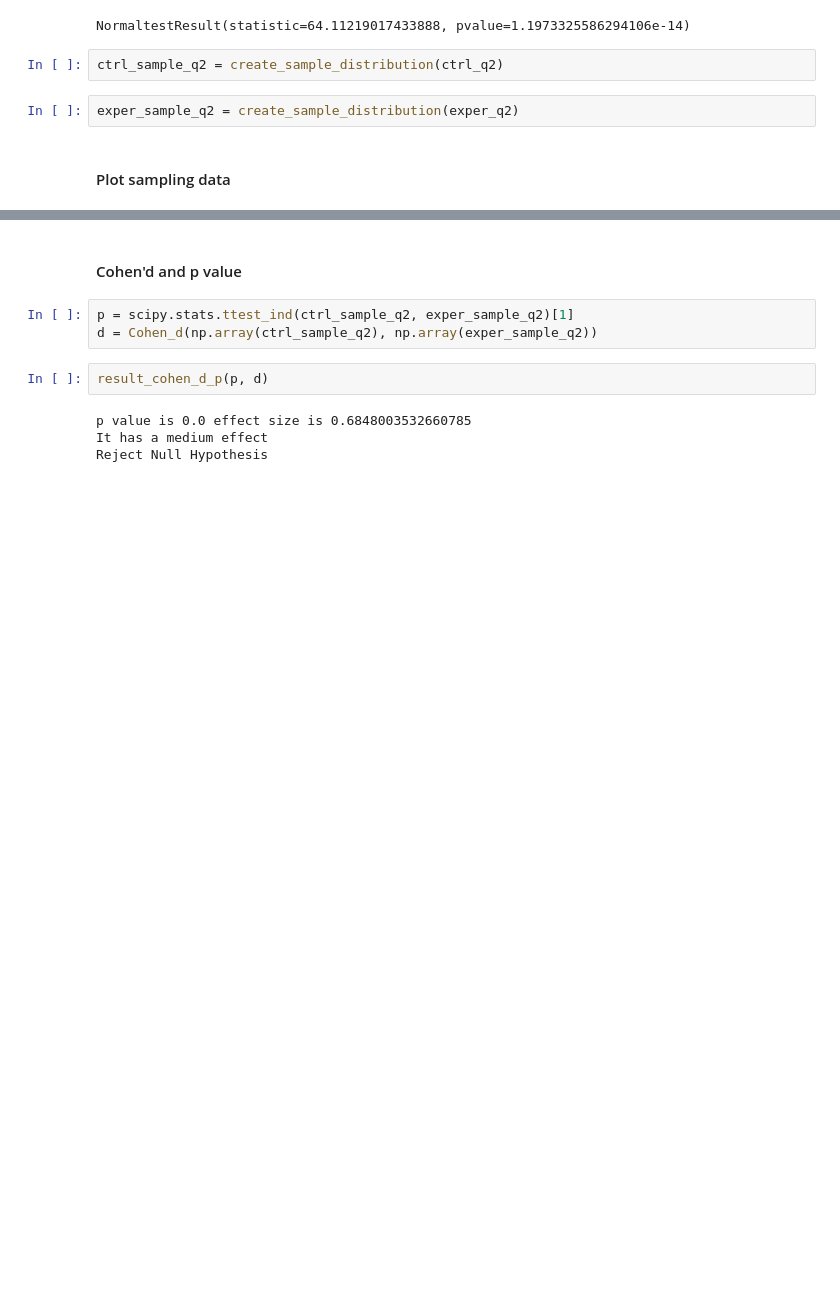
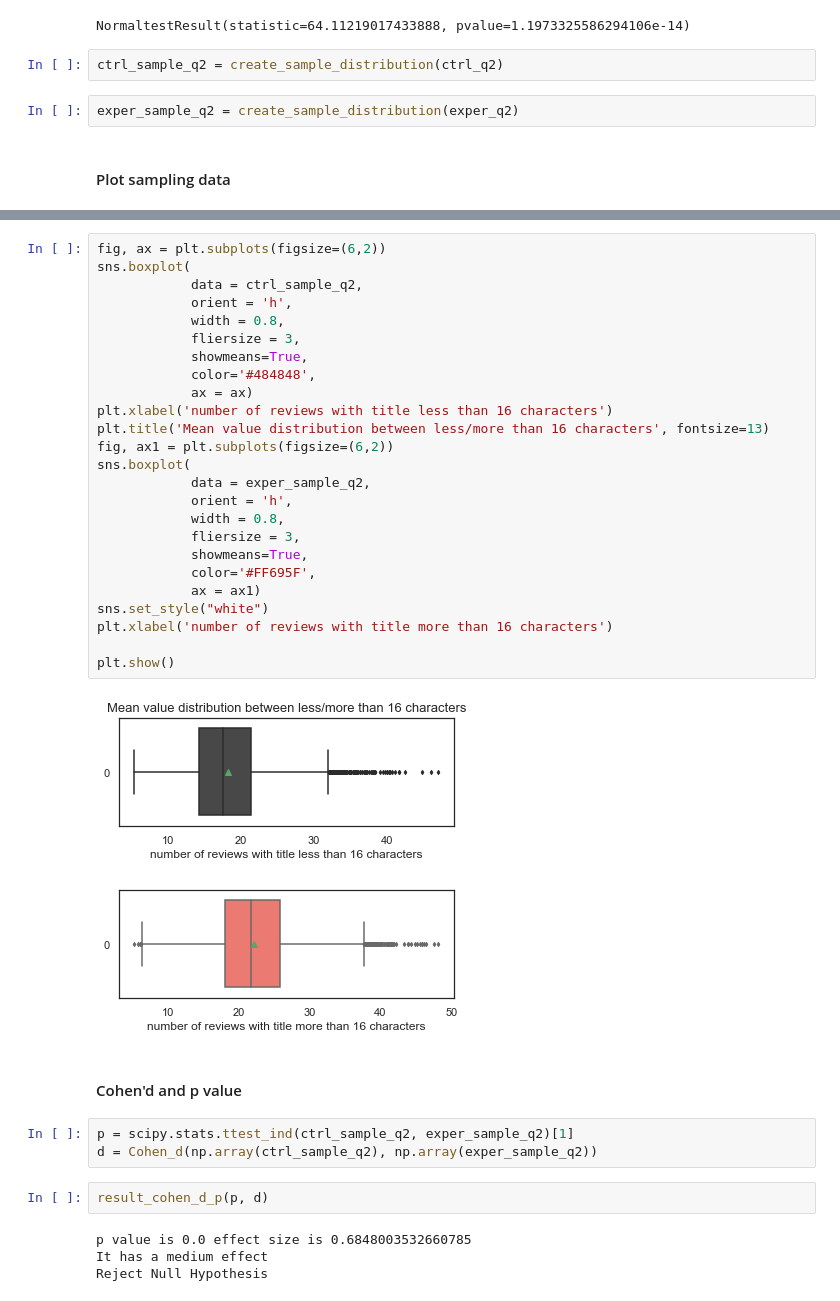
Before and after one commit to Ftan91/Statistical-Analysis-of-AirBnB-Listings-in-London-, a Jupyter notebook: london_airbnb.ipynb, the cells around one changed output, grey strips where cells are left out. Drawn from its saved outputs; the diff is of its cells as text; blank space fills up the shorter version.

```diff
--- a/london_airbnb.ipynb
+++ b/london_airbnb.ipynb
@@ -970,3 +968,31 @@ plt.legend();
+# %%
+fig, ax = plt.subplots(figsize=(6,2))
+sns.boxplot(
+            data = ctrl_sample_q2,
+            orient = 'h',
+            width = 0.8,
+            fliersize = 3,
+            showmeans=True,
+            color='#484848',
+            ax = ax)
+plt.xlabel('number of reviews with title less than 16 characters')
+plt.title('Mean value distribution between less/more than 16 characters', fontsize=13)
+fig, ax1 = plt.subplots(figsize=(6,2))
+sns.boxplot(
+            data = exper_sample_q2,
+            orient = 'h',
+            width = 0.8,
+            fliersize = 3,
+            showmeans=True,
+            color='#FF695F',
+            ax = ax1)
+sns.set_style("white")
+plt.xlabel('number of reviews with title more than 16 characters')
+
+plt.show()
+# %% [output]
+[figure, added]
+[figure, added]
 # %% [markdown]
 #### Cohen'd and p value
 # %%
```
Also changed, not shown: parts of 3 cells of this notebook.
